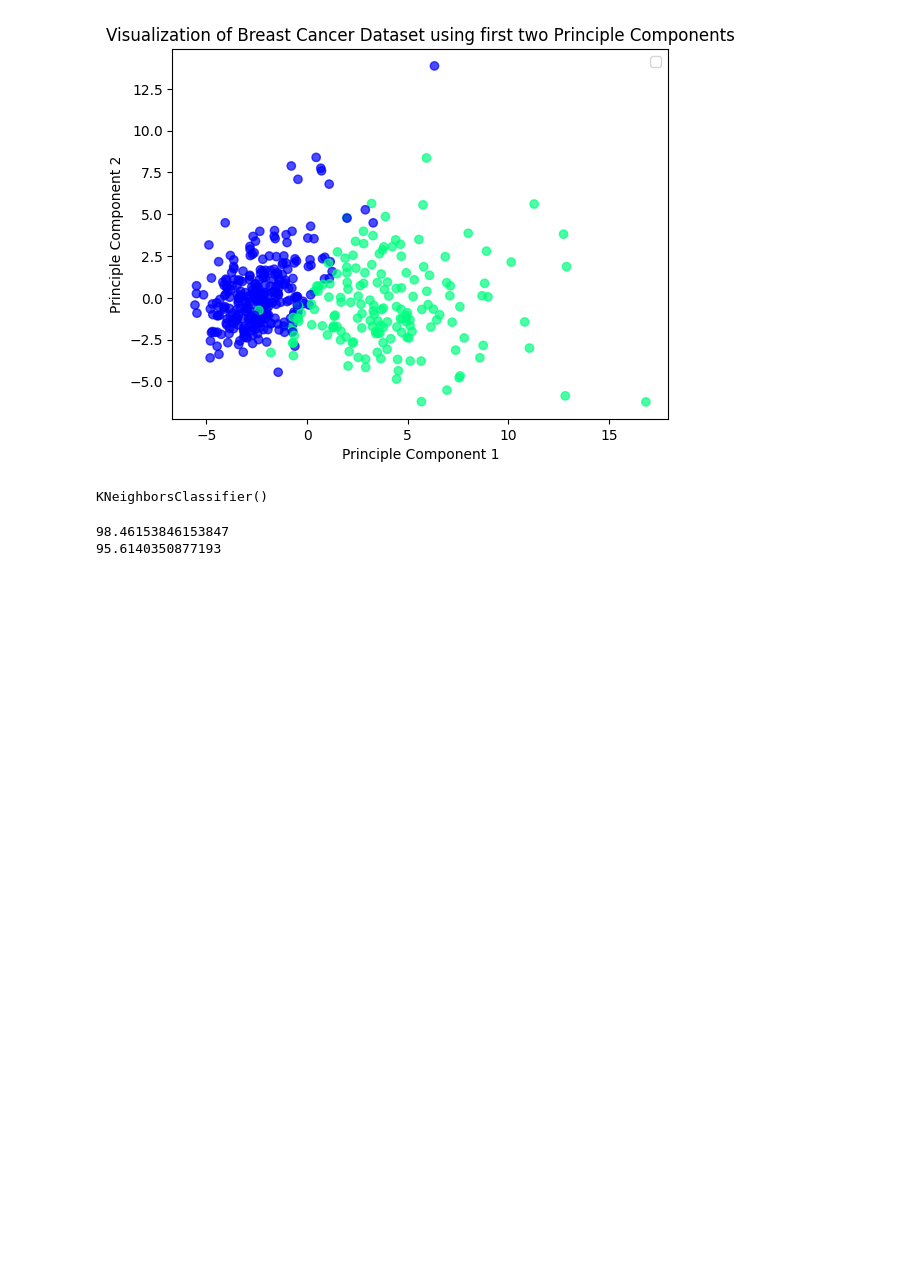
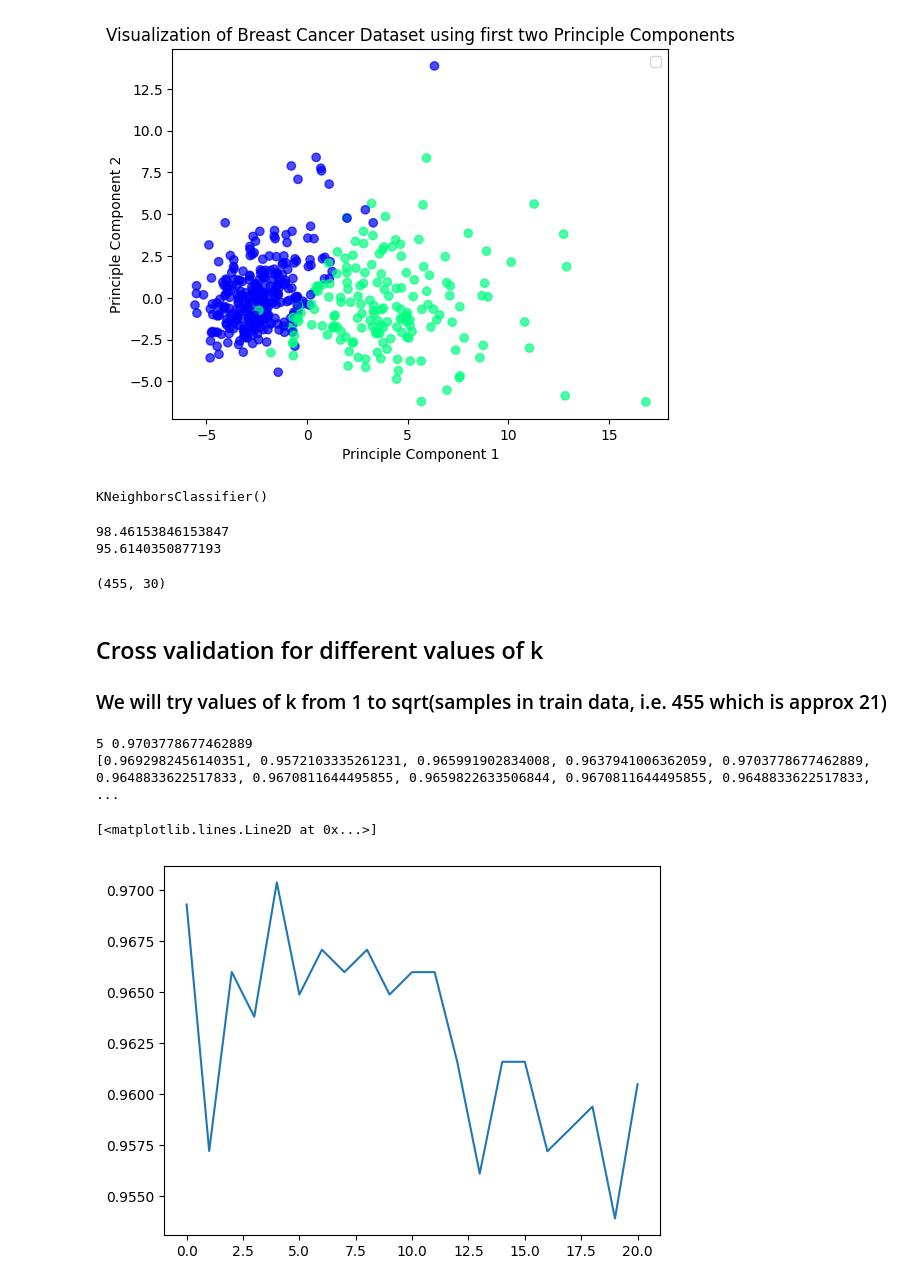
Before and after one commit to JyotirmoyGupta/k-nearest-neighbours, a Jupyter notebook: k-nearestneigbours.ipynb, the cells around one changed output. Drawn from its saved outputs; the diff is of its cells as text; code cells hidden in the pictures; blank space fills up the shorter version.

```diff
--- a/k-nearestneigbours.ipynb
+++ b/k-nearestneigbours.ipynb
@@ -184,3 +184,38 @@ print(accuracy_score(y_test, clf1.predict(X_test_trans))*100)
 # %% [output]
 98.46153846153847
 95.6140350877193
+# %%
+X_train.shape
+# %% [output]
+(455, 30)
+# %% [markdown]
+## Cross validation for different values of k
+### We will try values of k from 1 to sqrt(samples in train data, i.e. 455 which is approx 21)
+# %%
+ls = []
+
+for i in range(1, 22):
+    clf_i = KNeighborsClassifier(n_neighbors = i)
+    clf_i.fit(X_train, y_train)
+    ls.append((accuracy_score(y_train, clf_i.predict(X_train)), accuracy_score(y_test, clf_i.predict(X_test))))
+# %%
+maxi = -1
+k = 0
+ls_avg = []
+for i in range(0, len(ls)):
+    avg = (ls[i][0] + ls[i][1])/2
+    ls_avg.append(avg)
+    if avg > maxi:
+        maxi = avg
+        k = i+1
+
+print(k, maxi)
+print(ls_avg)
+# %% [output]
+5 0.9703778677462889
+[0.9692982456140351, 0.9572103335261231, 0.965991902834008, 0.9637941006362059, 0.9703778677462889, 0.9648833622517833, 0.9670811644495855, 0.9659822633506844, 0.9670811644495855, 0.9648833622517833,  ...
+# %%
+plt.plot(ls_avg)
+# %% [output]
+[<matplotlib.lines.Line2D at 0x...>]
+[figure, added]
```
Also changed, not shown: parts of 5 cells of this notebook.
